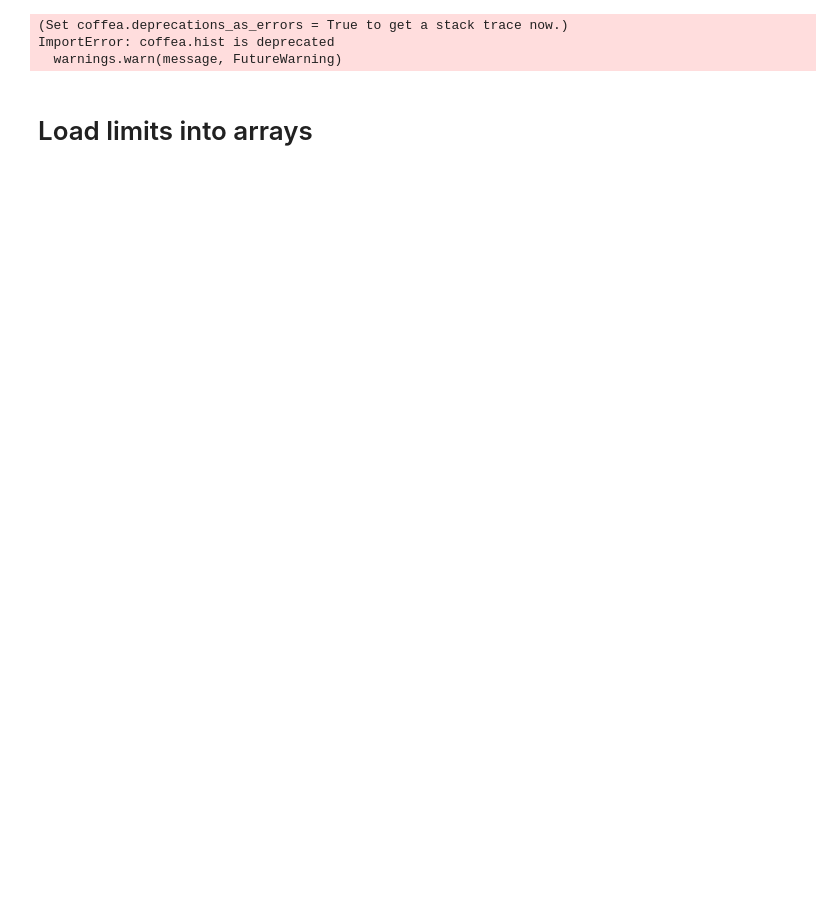
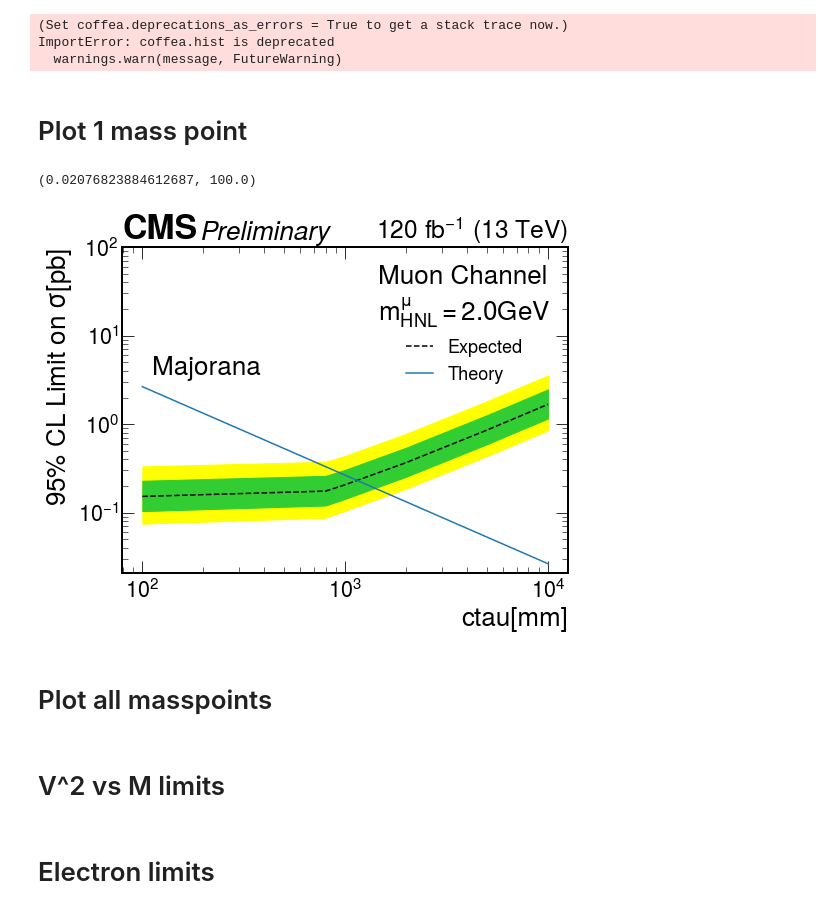
Before and after one commit to kakwok/LLP_coffea, a Jupyter notebook: notebook/LimitPloting-Cleaned.ipynb, the cells around one changed output. Drawn from its saved outputs; the diff is of its cells as text; code cells hidden in the pictures; blank space fills up the shorter version.

Commit message:
Update limit plotting code

```diff
--- a/notebook/LimitPloting-Cleaned.ipynb
+++ b/notebook/LimitPloting-Cleaned.ipynb
@@ -247,0 +307,12 @@ def get_limits(basedir,masses_up,masses_down,debug=False):
+# %% [markdown]
+# Plot 1 mass point
+# %%
+basedir="../limit/combine/HNL_datacards/muon_v20/"
+fpath = f'{basedir}/higgsCombine_HNL_*muonType*_mHNL2p0_*_comb*.root'
+ax = plotOneMass_fpath(fpath,plotObs=False)
+ax.set_ylim(None,1e2)
+# %% [output]
+(0.02076823884612687, 100.0)
+[figure, added]
+# %% [markdown]
+# Plot all masspoints
@@ -247,0 +384,2 @@ def get_limits(basedir,masses_up,masses_down,debug=False):
+# %% [markdown]
+# V^2 vs M limits
@@ -248,2 +437,2 @@ def get_limits(basedir,masses_up,masses_down,debug=False):
 # %% [markdown]
-# Load limits into arrays
+# Electron limits
```
Also changed, not shown: parts of 25 cells of this notebook.
